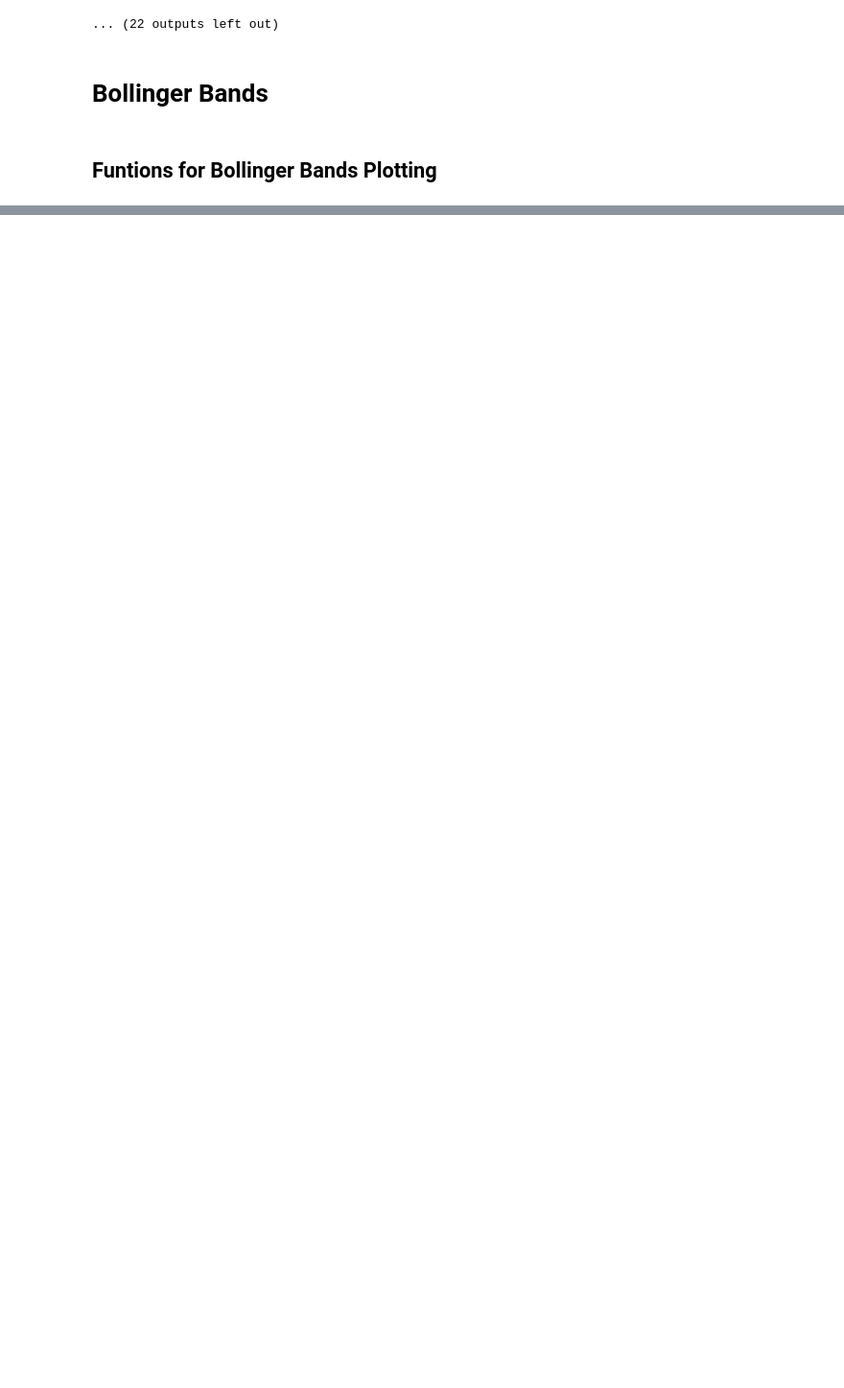
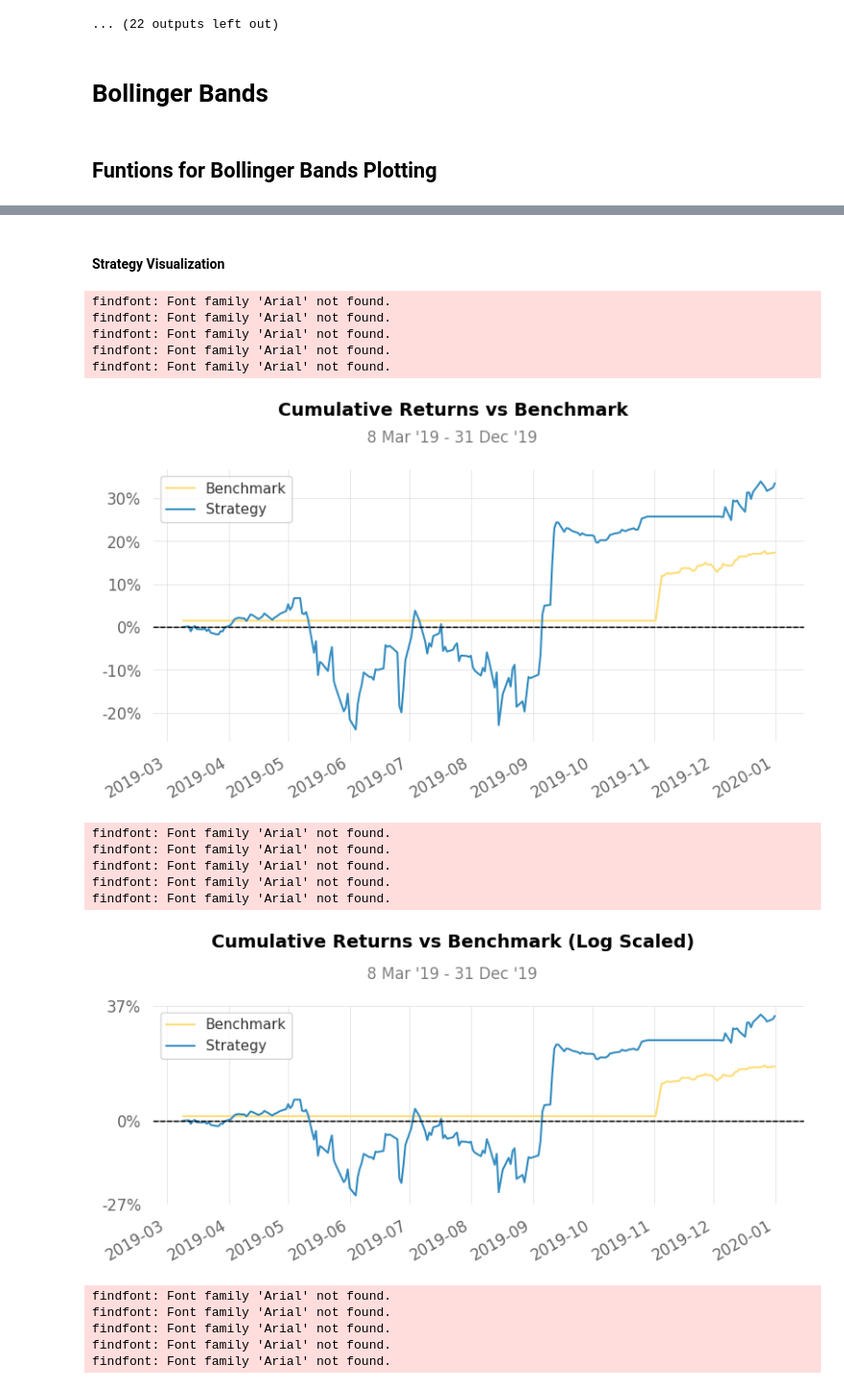
Before and after one commit to YeakubSadlil/Python-Local-Files, a Jupyter notebook: Zipline/trend_and_mean_TI.ipynb, the cells around one changed output, grey strips where cells are left out. Shown at 96% size. Saved outputs shown, nothing was run; the diff lists cells and outputs as text; code cells hidden in the pictures; blank space fills up the shorter version.

```diff
--- a/Zipline/trend_and_mean_TI.ipynb
+++ b/Zipline/trend_and_mean_TI.ipynb
@@ -713,0 +717,6 @@ Sell signals: 11
+# %%
+returns_bb = result_bb.returns
+returns_bb.index = returns_bb.index.tz_localize(None)
+# %%
+qs.reports.full(returns_bb,benchmark=spy_return_series)
+# %% [output]
@@ -713,0 +749,18 @@ Sell signals: 11
+Strategy Visualization
+findfont: Font family 'Arial' not found.
+findfont: Font family 'Arial' not found.
+findfont: Font family 'Arial' not found.
+findfont: Font family 'Arial' not found.
+findfont: Font family 'Arial' not found.
+[figure, added]
+findfont: Font family 'Arial' not found.
+findfont: Font family 'Arial' not found.
+findfont: Font family 'Arial' not found.
+findfont: Font family 'Arial' not found.
+findfont: Font family 'Arial' not found.
+[figure, added]
+findfont: Font family 'Arial' not found.
+findfont: Font family 'Arial' not found.
+findfont: Font family 'Arial' not found.
+findfont: Font family 'Arial' not found.
+findfont: Font family 'Arial' not found.
```
Also changed, not shown: parts of 18 cells of this notebook.
